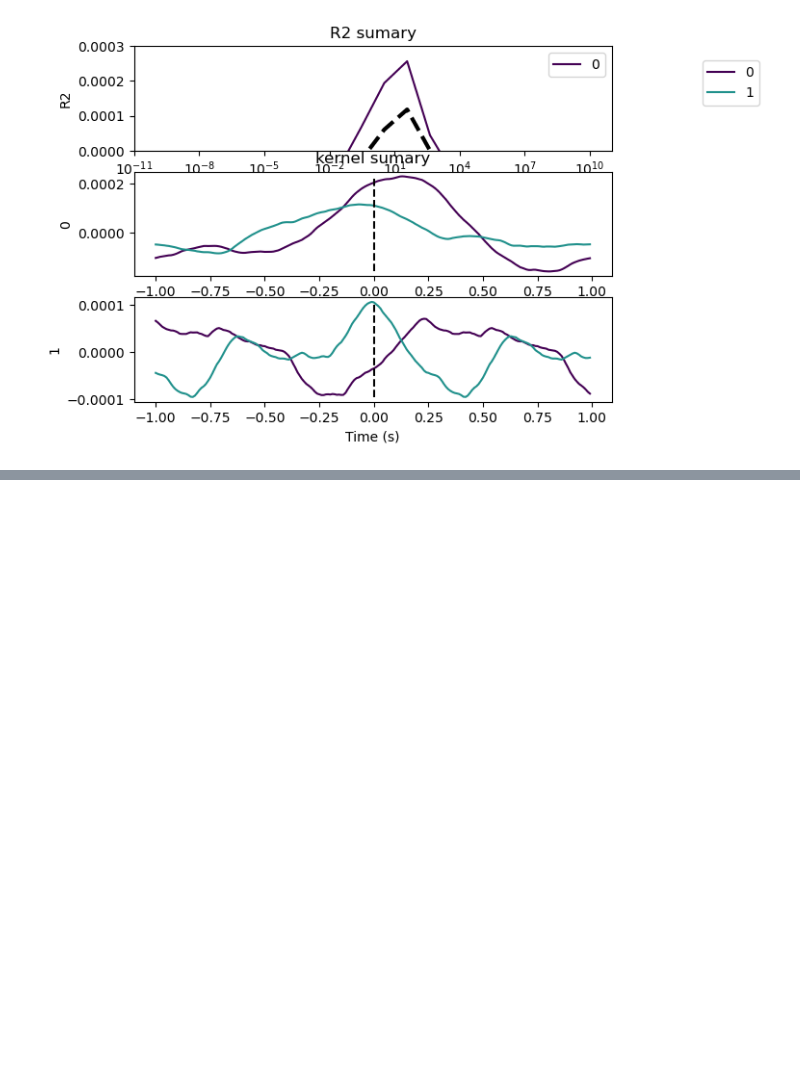
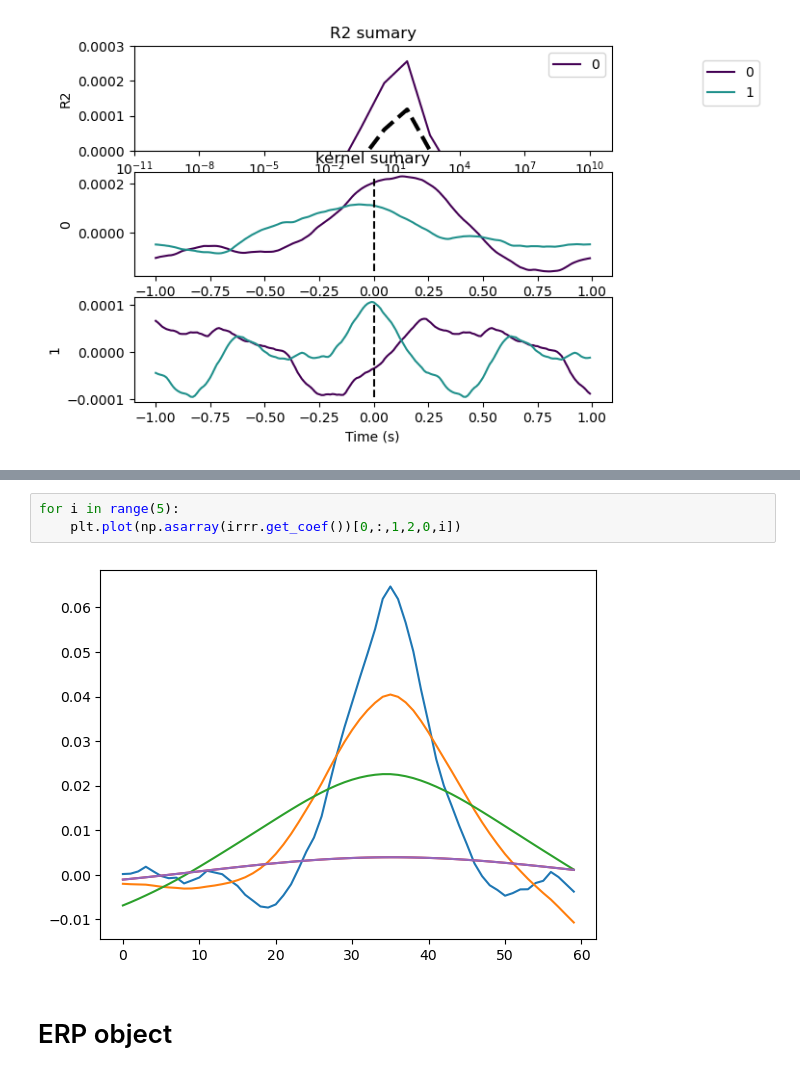
Before and after one commit to phg17/sPyEEG, a Jupyter notebook: demos/trf_forward_example.ipynb, the cells around one changed output, grey strips where cells are left out. Cells and saved outputs as stored; diff of their text form; blank space fills up the shorter version.

```diff
--- a/demos/trf_forward_example.ipynb
+++ b/demos/trf_forward_example.ipynb
@@ -276,0 +330,7 @@ Y.shape
+# %%
+for i in range(5):
+    plt.plot(np.asarray(irrr.get_coef())[0,:,1,2,0,i])
+# %% [output]
+[figure, added]
+# %% [markdown]
+# ERP object
```
Also changed, not shown: parts of 26 cells of this notebook, 3 other files.
